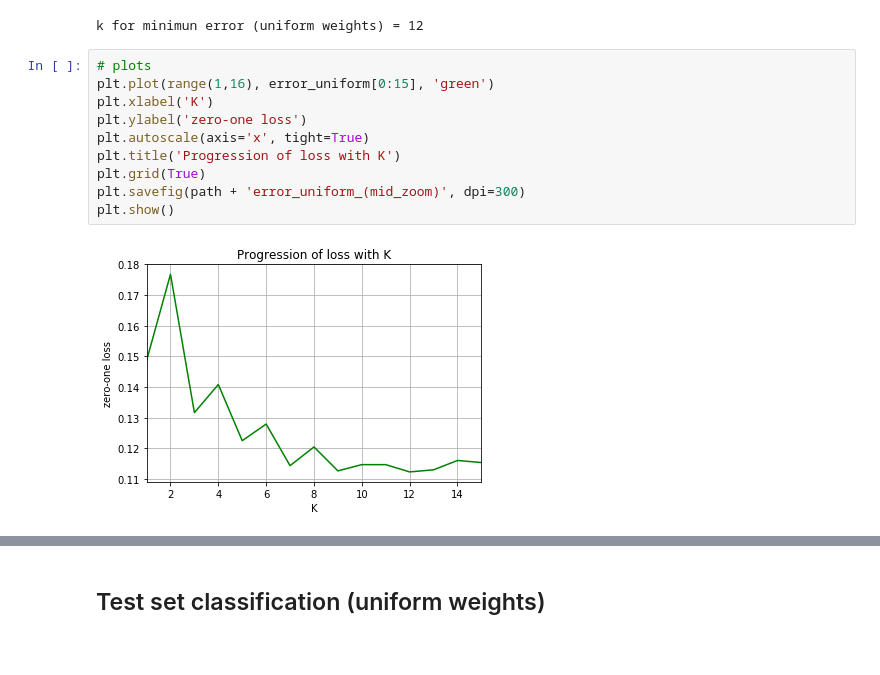
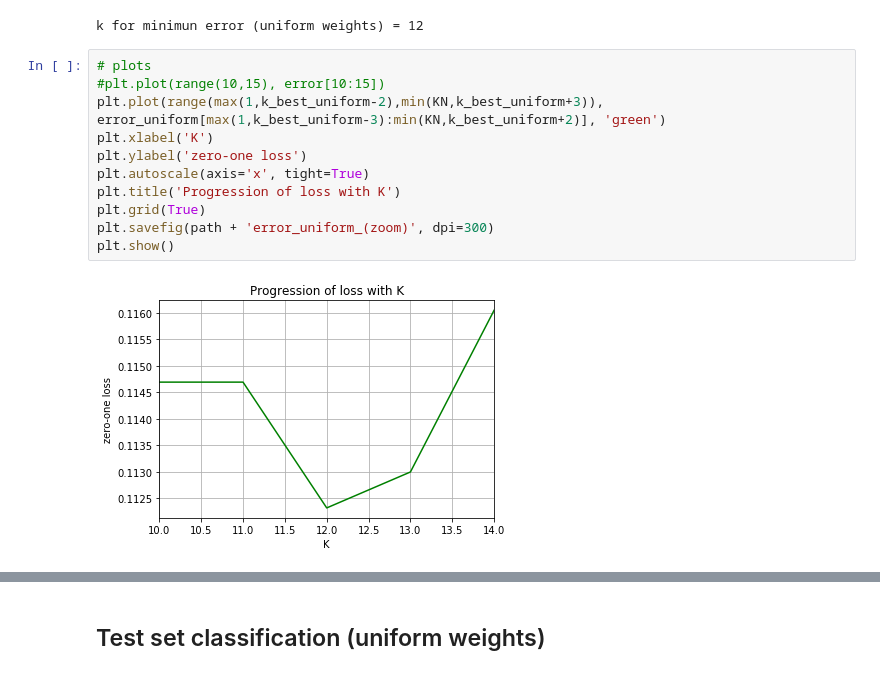
Before and after one commit to ito-rafael/IA006C-MachineLearning, a Jupyter notebook: efc2/efc2_ex2_knn.ipynb, the cells around one changed output, grey strips where cells are left out. Drawn from its saved outputs; the diff is of its cells as text.

```diff
--- a/efc2/efc2_ex2_knn.ipynb
+++ b/efc2/efc2_ex2_knn.ipynb
@@ -278,13 +278,14 @@ print('k for minimun error (uniform weights) =', k_best_uniform)
 k for minimun error (uniform weights) = 12
 # %%
 # plots
-plt.plot(range(1,16), error_uniform[0:15], 'green')
+#plt.plot(range(10,15), error[10:15])
+plt.plot(range(max(1,k_best_uniform-2),min(KN,k_best_uniform+3)), error_uniform[max(1,k_best_uniform-3):min(KN,k_best_uniform+2)], 'green')
 plt.xlabel('K')
 plt.ylabel('zero-one loss')
 plt.autoscale(axis='x', tight=True)
 plt.title('Progression of loss with K')
 plt.grid(True)
-plt.savefig(path + 'error_uniform_(mid_zoom)', dpi=300)
+plt.savefig(path + 'error_uniform_(zoom)', dpi=300)
 plt.show()
 # %% [output]
-[figure, old version]
+[figure, new version]
```
Also changed, not shown: parts of 3 cells of this notebook, 12 other files.
